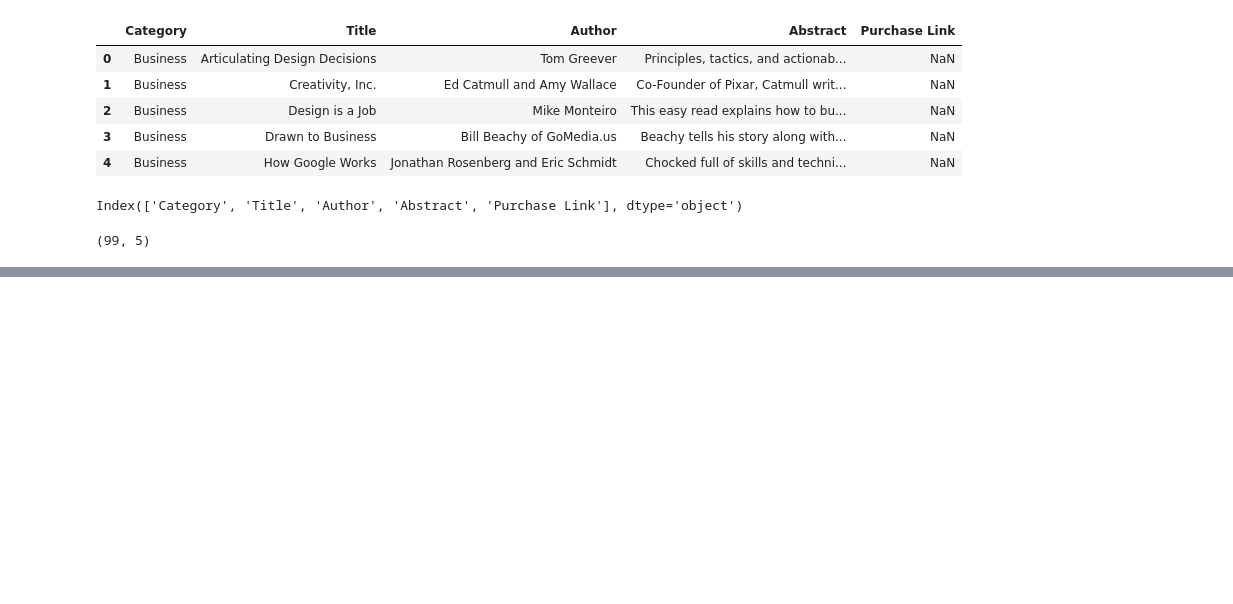
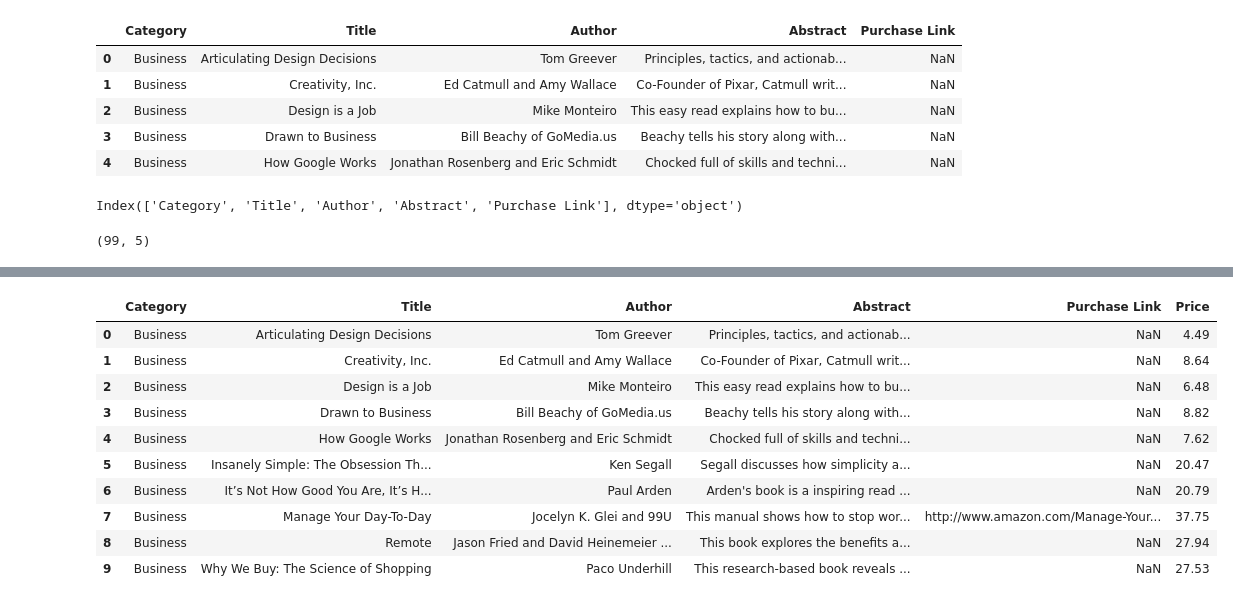
Before and after one commit to kentran27/jupyter, a Jupyter notebook: dataframe.ipynb, the cells around one changed output, grey strips where cells are left out. Saved outputs shown, nothing was run; the diff lists cells and outputs as text; code cells hidden in the pictures; blank space fills up the shorter version.

```diff
--- a/dataframe.ipynb
+++ b/dataframe.ipynb
@@ -37,0 +46,17 @@ df1.head()
+# %%
+import numpy as np
+ # generate positive integers uniform(low, high, size) and add Price col
+df1['Price'] = np.random.uniform(1, 40, len(df1)).round(2)
+df1
+# %% [output]
+|  | Category | Title | Author | Abstract | Purchase Link | Price |
+| 0 | Business | Articulating Design Decisions | Tom Greever | Principles, tactics, and actionab... | NaN | 4.49 |
+| 1 | Business | Creativity, Inc. | Ed Catmull and Amy Wallace | Co-Founder of Pixar, Catmull writ... | NaN | 8.64 |
+| 2 | Business | Design is a Job | Mike Monteiro | This easy read explains how to bu... | NaN | 6.48 |
+| 3 | Business | Drawn to Business | Bill Beachy of GoMedia.us | Beachy tells his story along with... | NaN | 8.82 |
+| 4 | Business | How Google Works | Jonathan Rosenberg and Eric Schmidt | Chocked full of skills and techni... | NaN | 7.62 |
+| 5 | Business | Insanely Simple: The Obsession Th... | Ken Segall | Segall discusses how simplicity a... | NaN | 20.47 |
+| 6 | Business | It’s Not How Good You Are, It’s H... | Paul Arden | Arden's book is a inspiring read ... | NaN | 20.79 |
+| 7 | Business | Manage Your Day-To-Day | Jocelyn K. Glei and 99U | This manual shows how to stop wor... | http://www.amazon.com/Manage-Your... | 37.75 |
+| 8 | Business | Remote | Jason Fried and David Heinemeier ... | This book explores the benefits a... | NaN | 27.94 |
+| 9 | Business | Why We Buy: The Science of Shopping | Paco Underhill | This research-based book reveals ... | NaN | 27.53 |
```
Also changed, not shown: parts of 3 cells of this notebook.
